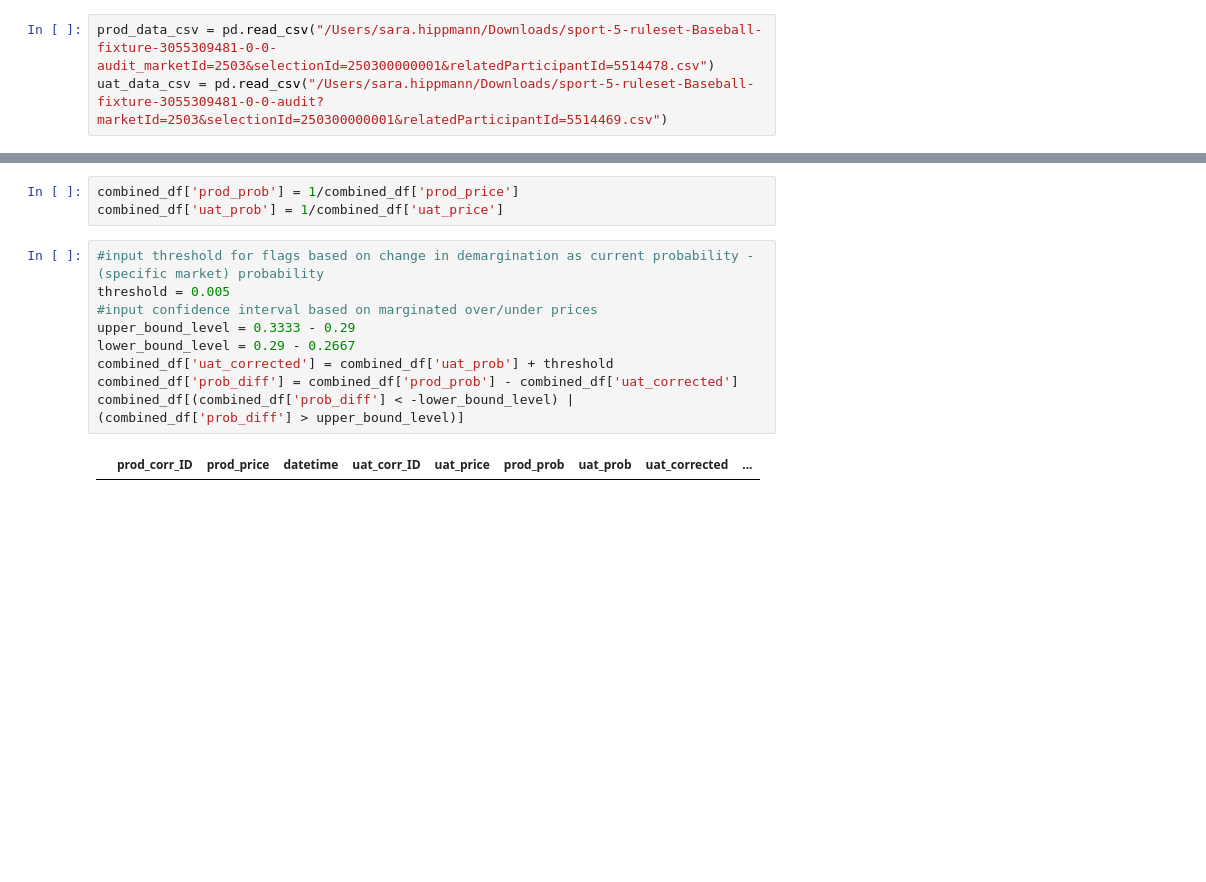
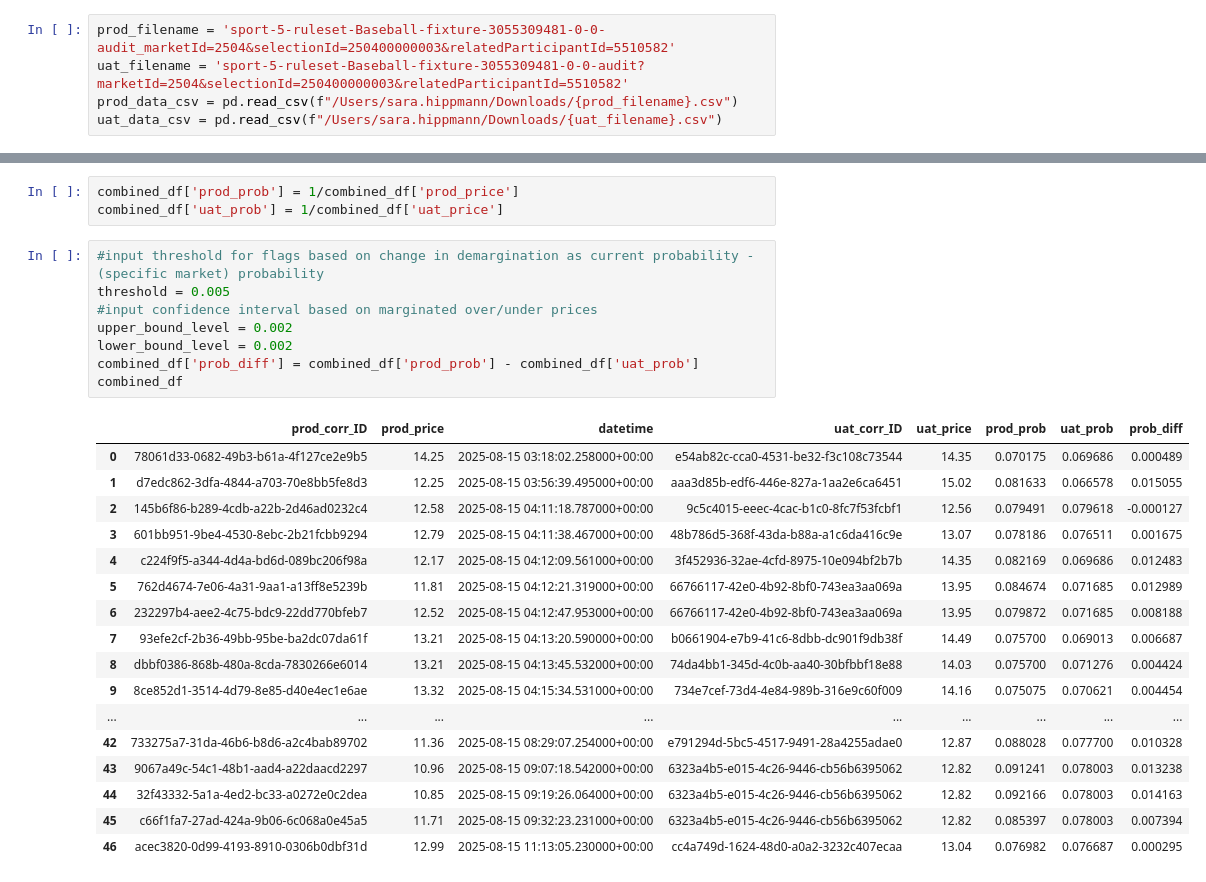
Before and after one commit to sarahippmann/Jupyter-Notebooks, a Jupyter notebook: BoB Investigations.ipynb, the cells around one changed output, grey strips where cells are left out. Drawn from its saved outputs; the diff is of its cells as text; blank space fills up the shorter version.

```diff
--- a/BoB Investigations.ipynb
+++ b/BoB Investigations.ipynb
@@ -2,8 +2,10 @@
 import pandas as pd
 import numpy as np
 # %%
-prod_data_csv = pd.read_csv("/Users/sara.hippmann/Downloads/sport-5-ruleset-Baseball-fixture-3055309481-0-0-audit_marketId=2503&selectionId=250300000001&relatedParticipantId=5514478.csv")
-uat_data_csv = pd.read_csv("/Users/sara.hippmann/Downloads/sport-5-ruleset-Baseball-fixture-3055309481-0-0-audit?marketId=2503&selectionId=250300000001&relatedParticipantId=5514469.csv")
+prod_filename = 'sport-5-ruleset-Baseball-fixture-3055309481-0-0-audit_marketId=2504&selectionId=250400000003&relatedParticipantId=5510582'
+uat_filename = 'sport-5-ruleset-Baseball-fixture-3055309481-0-0-audit?marketId=2504&selectionId=250400000003&relatedParticipantId=5510582'
+prod_data_csv = pd.read_csv(f"/Users/sara.hippmann/Downloads/{prod_filename}.csv")
+uat_data_csv = pd.read_csv(f"/Users/sara.hippmann/Downloads/{uat_filename}.csv")
 # %%
 prod_data_csv.drop(columns=['isPreMatch', 'confidence', 'displayed', 'open', 'openForCashout', 'localTime'], inplace=True)
 uat_data_csv.drop(columns=['isPreMatch', 'confidence', 'displayed', 'open', 'openForCashout', 'localTime'], inplace=True)
@@ -21,11 +23,26 @@ combined_df['uat_prob'] = 1/combined_df['uat_price']
 # %%
 #input threshold for flags based on change in demargination as current probability - (specific market) probability
 threshold = 0.005
 #input confidence interval based on marginated over/under prices
-upper_bound_level = 0.3333 - 0.29
-lower_bound_level = 0.29 - 0.2667
-combined_df['uat_corrected'] = combined_df['uat_prob'] + threshold
-combined_df['prob_diff'] = combined_df['prod_prob'] - combined_df['uat_corrected']
-combined_df[(combined_df['prob_diff'] < -lower_bound_level) | (combined_df['prob_diff'] > upper_bound_level)]
+upper_bound_level = 0.002
+lower_bound_level = 0.002
+combined_df['prob_diff'] = combined_df['prod_prob'] - combined_df['uat_prob']
+combined_df
 # %% [output]
-|  | prod_corr_ID | prod_price | datetime | uat_corr_ID | uat_price | prod_prob | uat_prob | uat_corrected | ... |
+|  | prod_corr_ID | prod_price | datetime | uat_corr_ID | uat_price | prod_prob | uat_prob | prob_diff |
+| 0 | 78061d33-0682-49b3-b61a-4f127ce2e9b5 | 14.25 | 2025-08-15 03:18:02.258000+00:00 | e54ab82c-cca0-4531-be32-f3c108c73544 | 14.35 | 0.070175 | 0.069686 | 0.000489 |
+| 1 | d7edc862-3dfa-4844-a703-70e8bb5fe8d3 | 12.25 | 2025-08-15 03:56:39.495000+00:00 | aaa3d85b-edf6-446e-827a-1aa2e6ca6451 | 15.02 | 0.081633 | 0.066578 | 0.015055 |
+| 2 | 145b6f86-b289-4cdb-a22b-2d46ad0232c4 | 12.58 | 2025-08-15 04:11:18.787000+00:00 | 9c5c4015-eeec-4cac-b1c0-8fc7f53fcbf1 | 12.56 | 0.079491 | 0.079618 | -0.000127 |
+| 3 | 601bb951-9be4-4530-8ebc-2b21fcbb9294 | 12.79 | 2025-08-15 04:11:38.467000+00:00 | 48b786d5-368f-43da-b88a-a1c6da416c9e | 13.07 | 0.078186 | 0.076511 | 0.001675 |
+| 4 | c224f9f5-a344-4d4a-bd6d-089bc206f98a | 12.17 | 2025-08-15 04:12:09.561000+00:00 | 3f452936-32ae-4cfd-8975-10e094bf2b7b | 14.35 | 0.082169 | 0.069686 | 0.012483 |
+| 5 | 762d4674-7e06-4a31-9aa1-a13ff8e5239b | 11.81 | 2025-08-15 04:12:21.319000+00:00 | 66766117-42e0-4b92-8bf0-743ea3aa069a | 13.95 | 0.084674 | 0.071685 | 0.012989 |
+| 6 | 232297b4-aee2-4c75-bdc9-22dd770bfeb7 | 12.52 | 2025-08-15 04:12:47.953000+00:00 | 66766117-42e0-4b92-8bf0-743ea3aa069a | 13.95 | 0.079872 | 0.071685 | 0.008188 |
+| 7 | 93efe2cf-2b36-49bb-95be-ba2dc07da61f | 13.21 | 2025-08-15 04:13:20.590000+00:00 | b0661904-e7b9-41c6-8dbb-dc901f9db38f | 14.49 | 0.075700 | 0.069013 | 0.006687 |
+| 8 | dbbf0386-868b-480a-8cda-7830266e6014 | 13.21 | 2025-08-15 04:13:45.532000+00:00 | 74da4bb1-345d-4c0b-aa40-30bfbbf18e88 | 14.03 | 0.075700 | 0.071276 | 0.004424 |
+| 9 | 8ce852d1-3514-4d79-8e85-d40e4ec1e6ae | 13.32 | 2025-08-15 04:15:34.531000+00:00 | 734e7cef-73d4-4e84-989b-316e9c60f009 | 14.16 | 0.075075 | 0.070621 | 0.004454 |
+| ... | ... | ... | ... | ... | ... | ... | ... | ... |
+| 42 | 733275a7-31da-46b6-b8d6-a2c4bab89702 | 11.36 | 2025-08-15 08:29:07.254000+00:00 | e791294d-5bc5-4517-9491-28a4255adae0 | 12.87 | 0.088028 | 0.077700 | 0.010328 |
+| 43 | 9067a49c-54c1-48b1-aad4-a22daacd2297 | 10.96 | 2025-08-15 09:07:18.542000+00:00 | 6323a4b5-e015-4c26-9446-cb56b6395062 | 12.82 | 0.091241 | 0.078003 | 0.013238 |
+| 44 | 32f43332-5a1a-4ed2-bc33-a0272e0c2dea | 10.85 | 2025-08-15 09:19:26.064000+00:00 | 6323a4b5-e015-4c26-9446-cb56b6395062 | 12.82 | 0.092166 | 0.078003 | 0.014163 |
+| 45 | c66f1fa7-27ad-424a-9b06-6c068a0e45a5 | 11.71 | 2025-08-15 09:32:23.231000+00:00 | 6323a4b5-e015-4c26-9446-cb56b6395062 | 12.82 | 0.085397 | 0.078003 | 0.007394 |
+| 46 | acec3820-0d99-4193-8910-0306b0dbf31d | 12.99 | 2025-08-15 11:13:05.230000+00:00 | cc4a749d-1624-48d0-a0a2-3232c407ecaa | 13.04 | 0.076982 | 0.076687 | 0.000295 |
```
Also changed, not shown: parts of 1 cell of this notebook.
